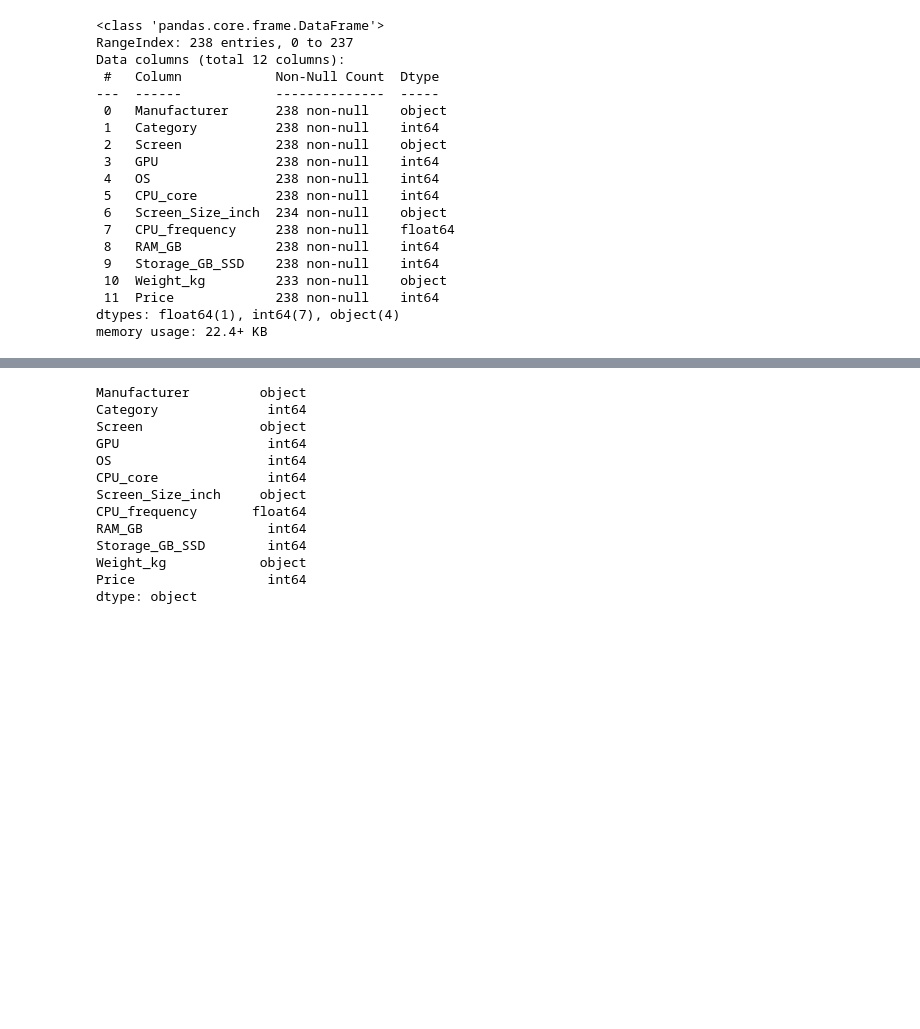
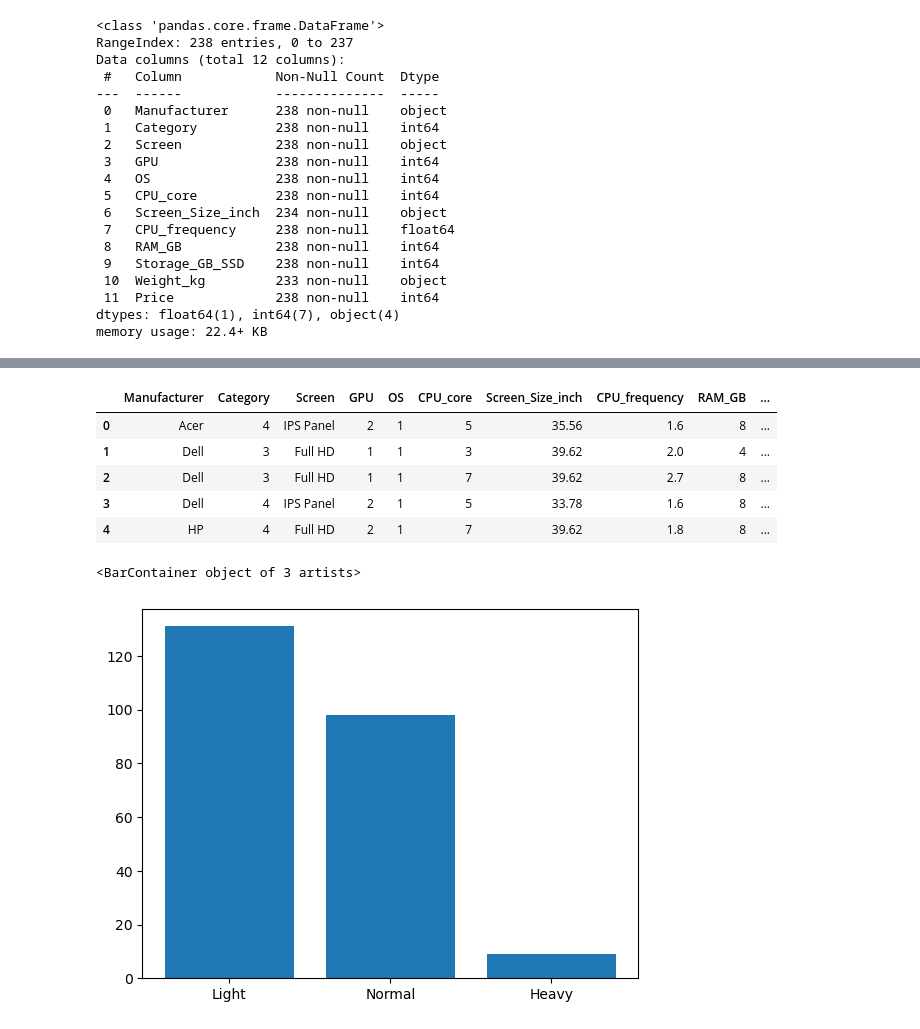
Before and after one commit to zahra-ahmadbeigloo/Data-analysis-projects, a Jupyter notebook: Laptop-Price-Analysis/Laptop-Price-Analysis.ipynb, the cells around one changed output, grey strips where cells are left out. Cells and saved outputs as stored; diff of their text form; code cells hidden in the pictures; blank space fills up the shorter version.

```diff
--- a/Laptop-Price-Analysis/Laptop-Price-Analysis.ipynb
+++ b/Laptop-Price-Analysis/Laptop-Price-Analysis.ipynb
@@ -33,3 +46,9 @@ Data columns (total 12 columns):
  11  Price             238 non-null    int64
 dtypes: float64(1), int64(7), object(4)
 memory usage: 22.4+ KB
+# %%
+mean_screen = df["Screen_Size_inch"].astype("float64").mean(axis=0)
+mean_weight = df["Weight_kg"].astype("float64").mean(axis=0)
+df.replace({"Screen_Size_inch":{np.nan: mean_screen}, "Weight_kg":{np.nan: mean_weight}}, inplace=True)
+df[["Screen_Size_inch", "Weight_kg"]] = df[["Screen_Size_inch", "Weight_kg"]].astype("float64")
+df.info()
@@ -36,16 +75,18 @@ memory usage: 22.4+ KB
 # %%
-df.dtypes
+df["Screen_Size_inch"] = df["Screen_Size_inch"].round(2)
+df.head()
 # %% [output]
-Manufacturer         object
-Category              int64
-Screen               object
-GPU                   int64
-OS                    int64
-CPU_core              int64
-Screen_Size_inch     object
-CPU_frequency       float64
-RAM_GB                int64
-Storage_GB_SSD        int64
-Weight_kg            object
-Price                 int64
-dtype: object
+|  | Manufacturer | Category | Screen | GPU | OS | CPU_core | Screen_Size_inch | CPU_frequency | RAM_GB | ... |
+| 0 | Acer | 4 | IPS Panel | 2 | 1 | 5 | 35.56 | 1.6 | 8 | ... |
+| 1 | Dell | 3 | Full HD | 1 | 1 | 3 | 39.62 | 2.0 | 4 | ... |
+| 2 | Dell | 3 | Full HD | 1 | 1 | 7 | 39.62 | 2.7 | 8 | ... |
+| 3 | Dell | 4 | IPS Panel | 2 | 1 | 5 | 33.78 | 1.6 | 8 | ... |
+| 4 | HP | 4 | Full HD | 2 | 1 | 7 | 39.62 | 1.8 | 8 | ... |
+# %%
+bins = np.linspace(min(df["Weight_kg"]), max(df["Weight_kg"]), 4)
+labels = ["Light", "Normal", "Heavy"]
+df["Binned_Weight_kg"] = pd.cut(df["Weight_kg"], labels=labels, bins=bins, include_lowest=True)
+plt.bar(labels, df["Binned_Weight_kg"].value_counts())
+# %% [output]
+<BarContainer object of 3 artists>
+[figure, added]
```
Also changed, not shown: parts of 39 cells of this notebook.
